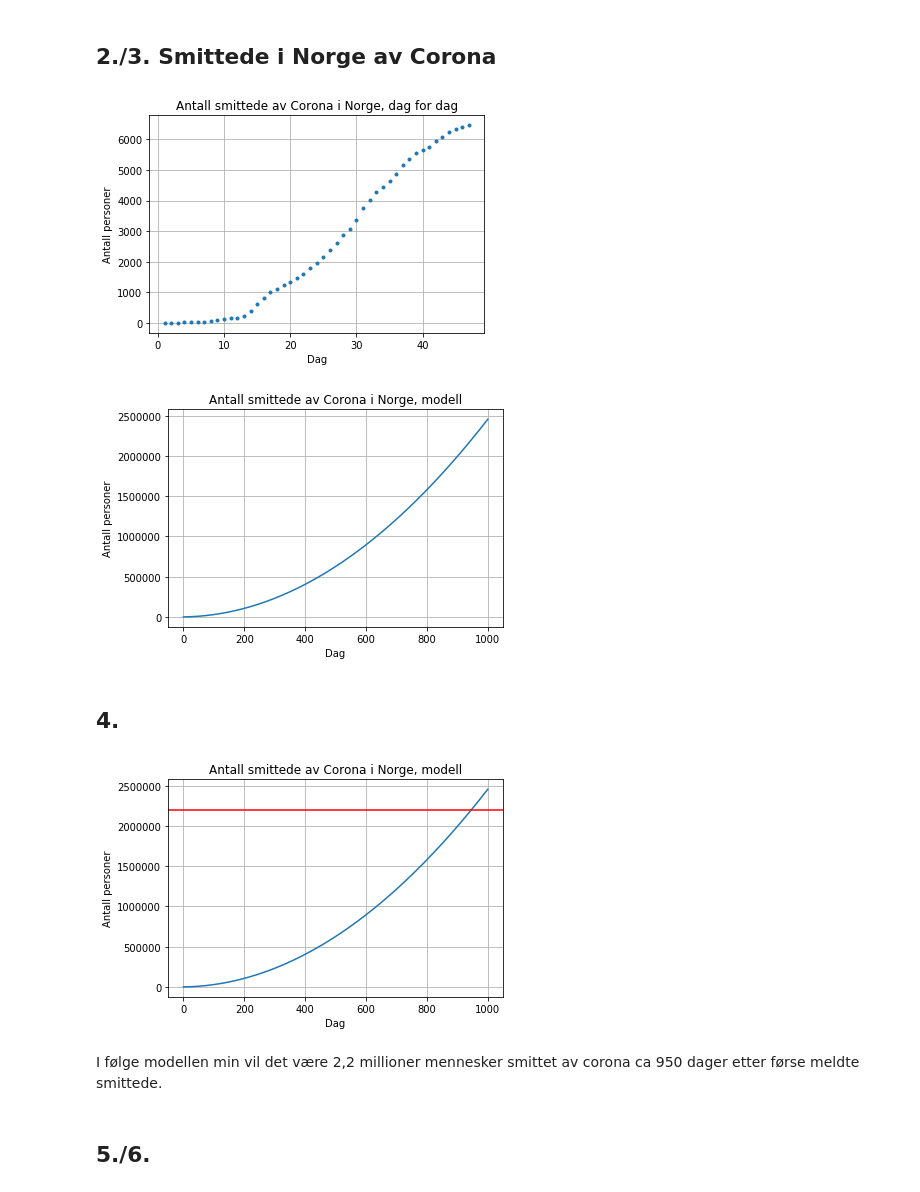
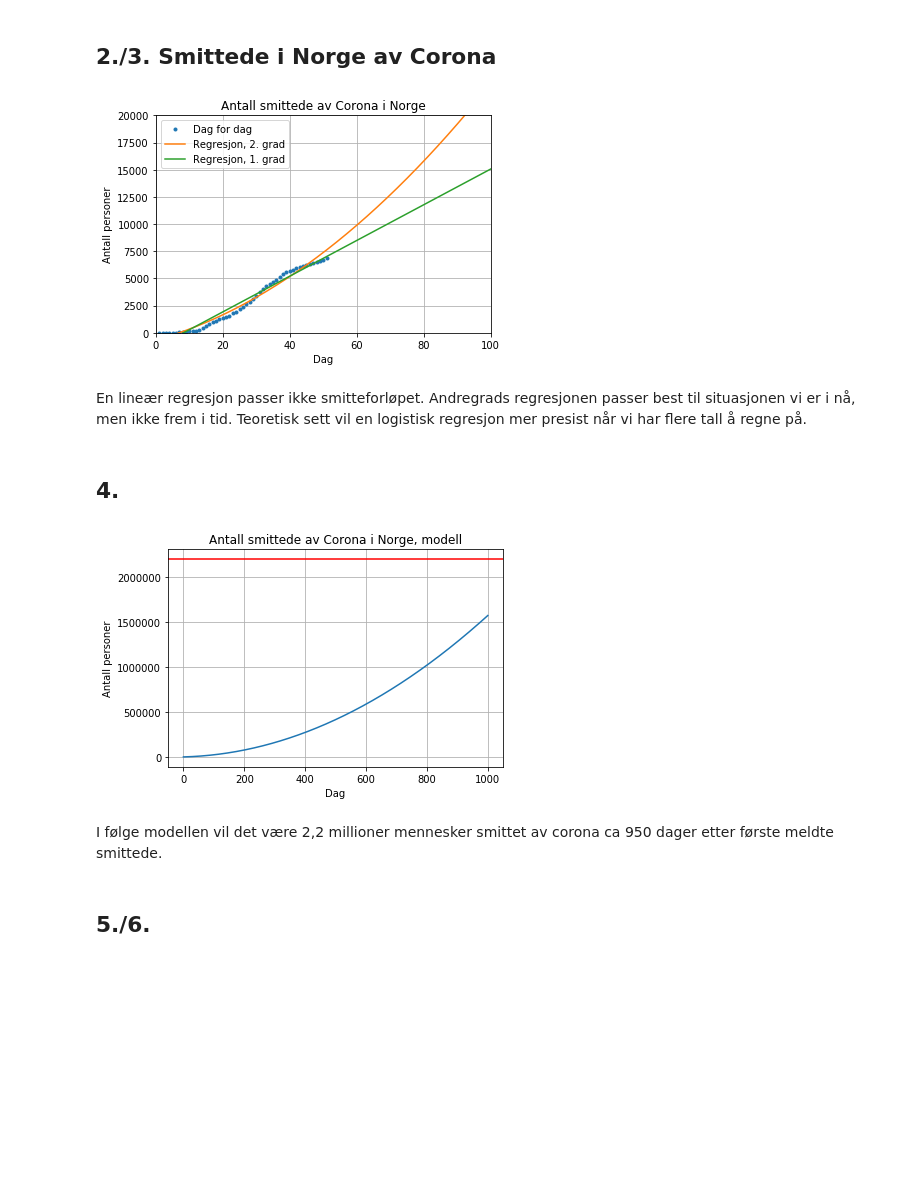
Before and after one commit to mathildemills/Promod, a Jupyter notebook: Epidemiologi.ipynb, the cells around one changed output. Saved outputs shown, nothing was run; the diff lists cells and outputs as text; code cells hidden in the pictures; blank space fills up the shorter version.

```diff
--- a/Epidemiologi.ipynb
+++ b/Epidemiologi.ipynb
@@ -126,34 +126,34 @@ show()
 # %%
 from pylab import*
 
-data = loadtxt('coronatall.txt',delimiter=' ')
+data = loadtxt('coronatall_endret.txt',delimiter=' ')
 
 dag = data[:,0]
 antall = data[:,1]
 mdag = linspace(0,1000,1000)
 
-p3 = polyfit(dag, antall, 2)
+p2 = polyfit(dag, antall, 2)
+p1= polyfit(dag,antall,1)
 
 plot(dag,antall,'.')
+plot(mdag,polyval(p2,mdag))
+plot(mdag,polyval(p1,mdag))
+legend(["Dag for dag","Regresjon, 2. grad", "Regresjon, 1. grad"])
+title("Antall smittede av Corona i Norge")
 xlabel("Dag")
 ylabel("Antall personer")
-title("Antall smittede av Corona i Norge, dag for dag")
+xlim(0,100)
+ylim(0,20000)
 grid()
 show()
-
-plot(mdag,polyval(p3,mdag))
-xlabel("Dag")
-ylabel("Antall personer")
-title("Antall smittede av Corona i Norge, modell")
-grid()
-show()
 # %% [output]
-[figure, old version]
+[figure, new version]
-[figure, removed]
+# %% [markdown]
+En lineær regresjon passer ikke smitteforløpet. Andregrads regresjonen passer best til situasjonen vi er i nå, men ikke frem i tid. Teoretisk sett vil en logistisk regresjon mer presist når vi har flere tall å regne på.
 # %% [markdown]
 ## 4.
 # %%
-plot(mdag,polyval(p3,mdag))
+plot(mdag,polyval(p2,mdag))
 xlabel("Dag")
 ylabel("Antall personer")
 title("Antall smittede av Corona i Norge, modell")
@@ -161,9 +161,9 @@ axhline(y=2200000, color="red")
 grid()
 show()
 # %% [output]
-[figure, old version]
+[figure, new version]
 # %% [markdown]
-I følge modellen min vil det være 2,2 millioner mennesker smittet av corona ca 950 dager etter førse meldte smittede.
+I følge modellen vil det være 2,2 millioner mennesker smittet av corona ca 950 dager etter første meldte smittede.
 # %% [markdown]
 ## 5./6.
 # %%
```
Also changed, not shown: parts of 1 cell of this notebook.
